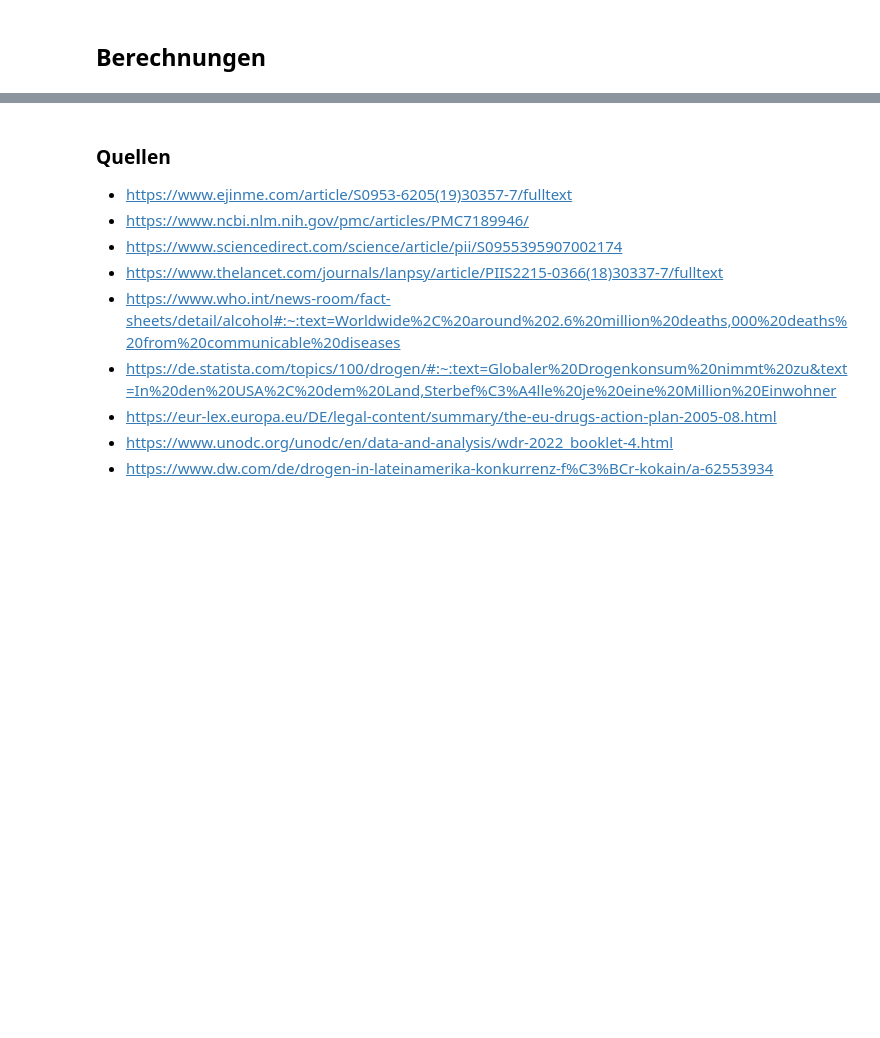
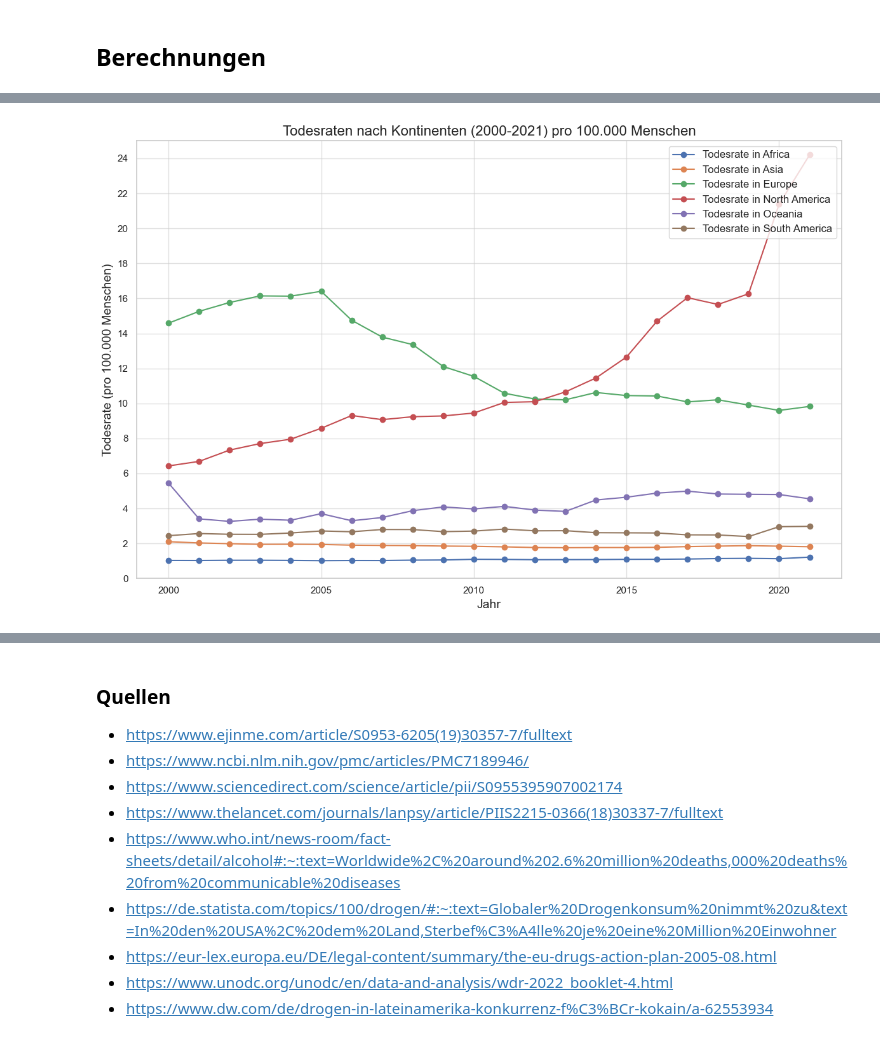
Before and after one commit to Joyce-ops/BMLD-LN2-Carmen-Mcqulat-Joyce, a Jupyter notebook: Leistungsnachweis 2.ipynb, the cells around one changed output, grey strips where cells are left out. Cells and saved outputs as stored; diff of their text form; code cells hidden in the pictures; blank space fills up the shorter version.

Commit message:
diagramme hinzugefügt

```diff
--- a/Leistungsnachweis 2.ipynb
+++ b/Leistungsnachweis 2.ipynb
@@ -348,19 +206,0 @@ plt.show()
-# %%
-#South America
-southamerica = df_pivot.loc[['South America']]
-
-data = southamerica.T.reset_index()
-data.columns = ['Jahr', 'Sterberate']
-
-plt.figure(figsize=(10, 6))
-plt.plot(data['Jahr'], data['Sterberate'], marker='o', color='b', label="Todesrate")
-
-plt.title("Todesrate in South America (2000-2021)", fontsize=16)
-plt.xlabel("Jahr", fontsize=14)
-plt.ylabel("Todesrate", fontsize=14)
-
-plt.grid(True, alpha=0.6)
-plt.legend(fontsize=12)
-plt.tight_layout()
-
-plt.show()
@@ -607,0 +363,37 @@ plt.show()
+# %%
+continents = ['Africa', 'Asia', 'Europe', 'North America', 'Oceania', 'South America']
+
+
+plt.figure(figsize=(12, 8))
+sns.set_style("whitegrid")  # Stil festlegen
+
+for continent in continents:
+    if continent in df_pivot.index:  # Prüfen, ob der Kontinent existiert
+        data = df_pivot.loc[[continent]].T.reset_index()
+        data.columns = ['Jahr', 'Sterberate']
+        plt.plot(
+            data['Jahr'],
+            data['Sterberate'],
+            marker='o',
+            label=f"Todesrate in {continent}"
+        )
+    else:
+        print(f"Warnung: '{continent}' wurde nicht im Index gefunden.")
+
+
+# # Titel und Achsenbeschriftung hinzufügen
+plt.title("Todesraten nach Kontinenten (2000-2021) pro 100.000 Menschen", fontsize=16)
+plt.xlabel("Jahr", fontsize=14)
+plt.ylabel("Todesrate (pro 100.000 Menschen)", fontsize=14)
+
+# Einheitliche Y-Achse für bessere Vergleichbarkeit
+plt.ylim(0, 25)  # Passen Sie diesen Bereich an Ihre Daten an
+plt.yticks(np.arange(0, 25, 2))  # Y-Achse in 20er-Schritten
+
+# Legende und Anpassungen
+plt.legend(fontsize=12, loc="upper right")
+plt.grid(True, alpha=0.6)
+plt.tight_layout()
+plt.show()
+# %% [output]
+[figure, added]
```
Also changed, not shown: parts of 24 cells of this notebook.
